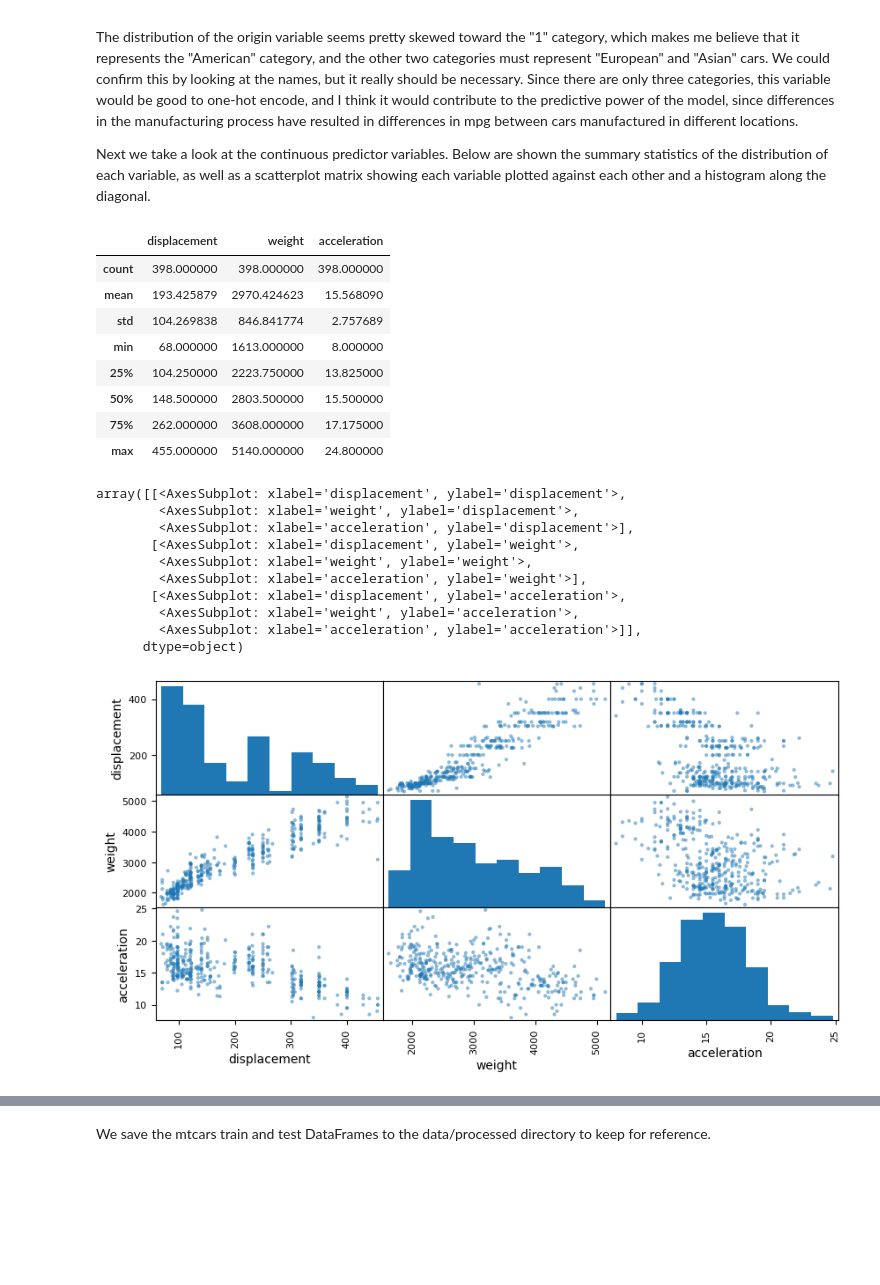
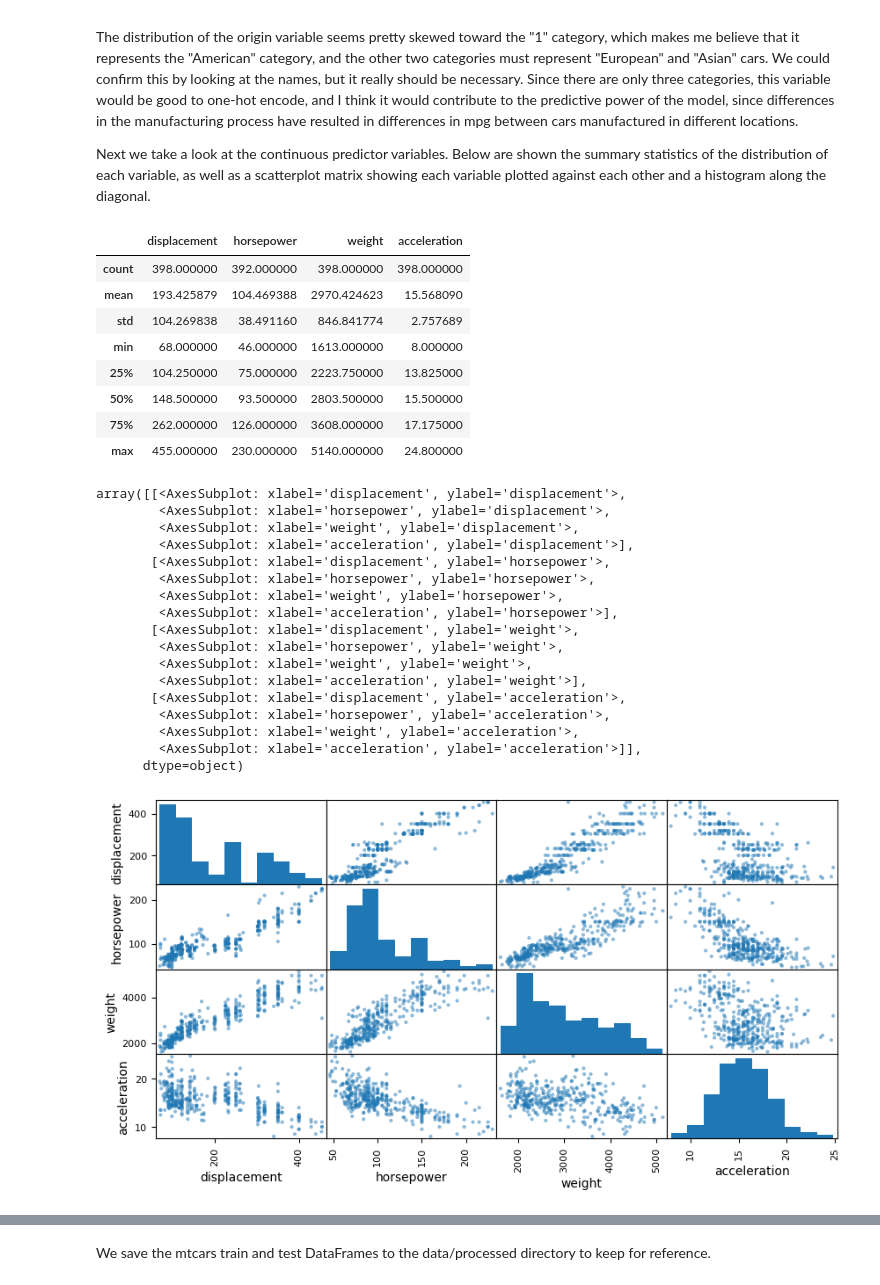
Before and after one commit to jul-ian/mtcars-practice, a Jupyter notebook: notebooks/1_cleaning_and_EDA.ipynb, the cells around one changed output, grey strips where cells are left out. Drawn from its saved outputs; the diff is of its cells as text; code cells hidden in the pictures; blank space fills up the shorter version.

```diff
--- a/notebooks/1_cleaning_and_EDA.ipynb
+++ b/notebooks/1_cleaning_and_EDA.ipynb
@@ -29,4 +33,6 @@ Taking a look at the first few rows of the dataset, we can see the distribution
 # %%
+mtcars['horsepower'] = mtcars['horsepower'].replace('?', np.nan).astype('float64')
 mtcars.drop('car_name', axis=1, inplace=True)
+
 display(mtcars.describe())
 # %% [output]
@@ -97,31 +103,38 @@ The distribution of the origin variable seems pretty skewed toward the "1" categ
 
 Next we take a look at the continuous predictor variables. Below are shown the summary statistics of the distribution of each variable, as well as a scatterplot matrix showing each variable plotted against each other and a histogram along the diagonal.
 # %%
-display(mtcars[['displacement', 'weight', 'acceleration']].describe())
+display(mtcars[['displacement', 'horsepower', 'weight', 'acceleration']].describe())
 # %% [output]
-|  | displacement | weight | acceleration |
-| count | 398.000000 | 398.000000 | 398.000000 |
-| mean | 193.425879 | 2970.424623 | 15.568090 |
-| std | 104.269838 | 846.841774 | 2.757689 |
-| min | 68.000000 | 1613.000000 | 8.000000 |
-| 25% | 104.250000 | 2223.750000 | 13.825000 |
-| 50% | 148.500000 | 2803.500000 | 15.500000 |
-| 75% | 262.000000 | 3608.000000 | 17.175000 |
-| max | 455.000000 | 5140.000000 | 24.800000 |
+|  | displacement | horsepower | weight | acceleration |
+| count | 398.000000 | 392.000000 | 398.000000 | 398.000000 |
+| mean | 193.425879 | 104.469388 | 2970.424623 | 15.568090 |
+| std | 104.269838 | 38.491160 | 846.841774 | 2.757689 |
+| min | 68.000000 | 46.000000 | 1613.000000 | 8.000000 |
+| 25% | 104.250000 | 75.000000 | 2223.750000 | 13.825000 |
+| 50% | 148.500000 | 93.500000 | 2803.500000 | 15.500000 |
+| 75% | 262.000000 | 126.000000 | 3608.000000 | 17.175000 |
+| max | 455.000000 | 230.000000 | 5140.000000 | 24.800000 |
 # %%
-scatter_matrix(mtcars[['displacement', 'weight', 'acceleration']], figsize=(10, 5))
+scatter_matrix(mtcars[['displacement', 'horsepower', 'weight', 'acceleration']], figsize=(10, 5))
 # %% [output]
 array([[<AxesSubplot: xlabel='displacement', ylabel='displacement'>,
+        <AxesSubplot: xlabel='horsepower', ylabel='displacement'>,
         <AxesSubplot: xlabel='weight', ylabel='displacement'>,
         <AxesSubplot: xlabel='acceleration', ylabel='displacement'>],
+       [<AxesSubplot: xlabel='displacement', ylabel='horsepower'>,
+        <AxesSubplot: xlabel='horsepower', ylabel='horsepower'>,
+        <AxesSubplot: xlabel='weight', ylabel='horsepower'>,
+        <AxesSubplot: xlabel='acceleration', ylabel='horsepower'>],
        [<AxesSubplot: xlabel='displacement', ylabel='weight'>,
+        <AxesSubplot: xlabel='horsepower', ylabel='weight'>,
         <AxesSubplot: xlabel='weight', ylabel='weight'>,
         <AxesSubplot: xlabel='acceleration', ylabel='weight'>],
        [<AxesSubplot: xlabel='displacement', ylabel='acceleration'>,
+        <AxesSubplot: xlabel='horsepower', ylabel='acceleration'>,
         <AxesSubplot: xlabel='weight', ylabel='acceleration'>,
         <AxesSubplot: xlabel='acceleration', ylabel='acceleration'>]],
       dtype=object)
-[figure, old version]
+[figure, new version]
 # %% [markdown]
 We can see some notable patterns in these graphs. Some clustering is apparent for the displacement variable, with many values in the range below 150, then a break at around 250, then a small cluster above 300. The distribution of weight looks fairly balanced, although it is slightly right tailed, which I do not think will cause any problems. The distribtution of acceleration looks fairly symmetric. One pattern that may affect some models is that there appears to be a positive linear trend between displacement and weight. According to Wikipedia, "Engine displacement is the measure of the cylinder volume swept by all of the pistons of a piston engine, excluding the combustion chambers. It is commonly used as an expression of an engine's size..". This association would make sense, since larger engines would tend to be in larger cars, which would tend to weigh more. The relationship between acceleration and weight looks to be pretty loose and random. Displacement and acceleration look slightly negatively related, although it definitely does not look like a linear relationship.
 
```
Also changed, not shown: parts of 8 cells of this notebook, 6 other files.
